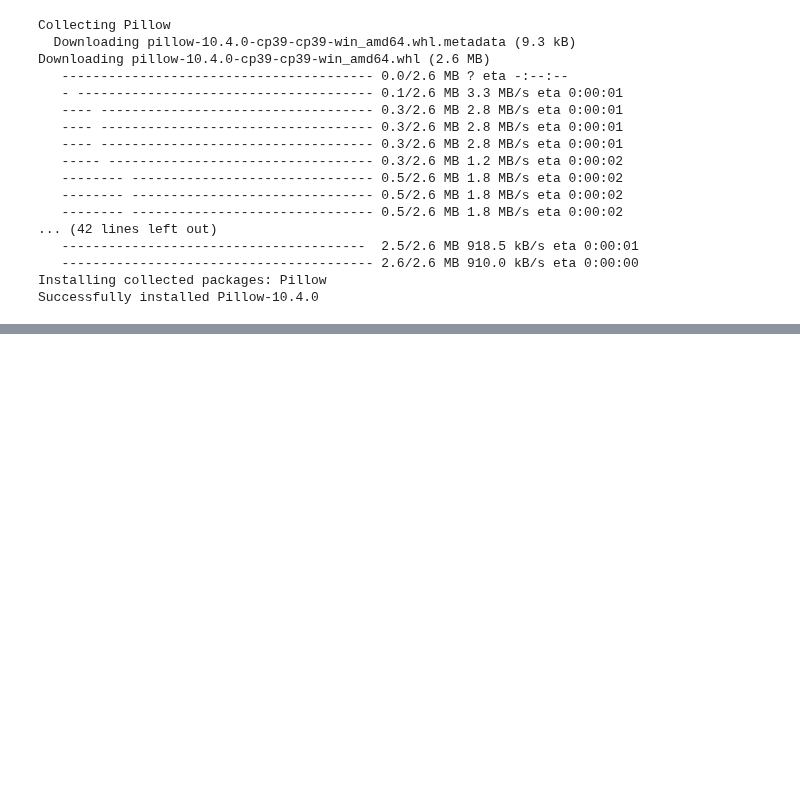
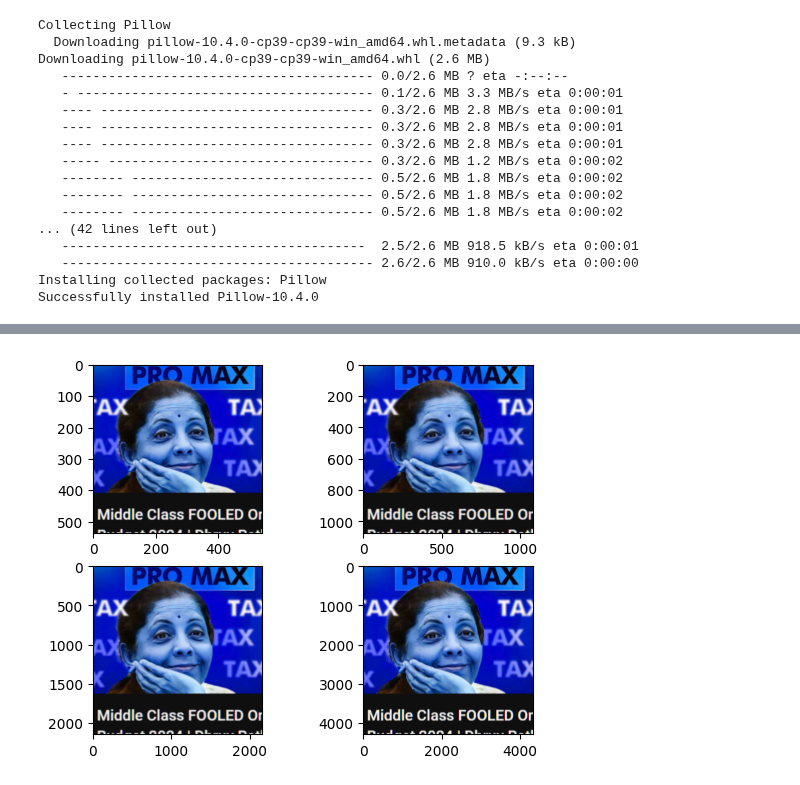
Before and after one commit to tanujsaini05/openCV, a Jupyter notebook: OpenCV/Preprocessing.ipynb, the cells around one changed output, grey strips where cells are left out. Saved outputs shown, nothing was run; the diff lists cells and outputs as text; code cells hidden in the pictures; blank space fills up the shorter version.

Commit message:
Preprocessing of images

```diff
--- a/OpenCV/Preprocessing.ipynb
+++ b/OpenCV/Preprocessing.ipynb
@@ -76,0 +101,11 @@ Error:
+# %%
+layer = img.copy()
+for i in range(4):
+    plt.subplot(2,2,i+1)
+    layer = cv2.pyrUp(layer)
+    plt.imshow(layer)
+    cv2.imshow(str(i),layer)
+    cv2.waitKey(0)
+cv2.destroyAllWindows()
+# %% [output]
+[figure, added]
```
Also changed, not shown: parts of 3 cells of this notebook.
